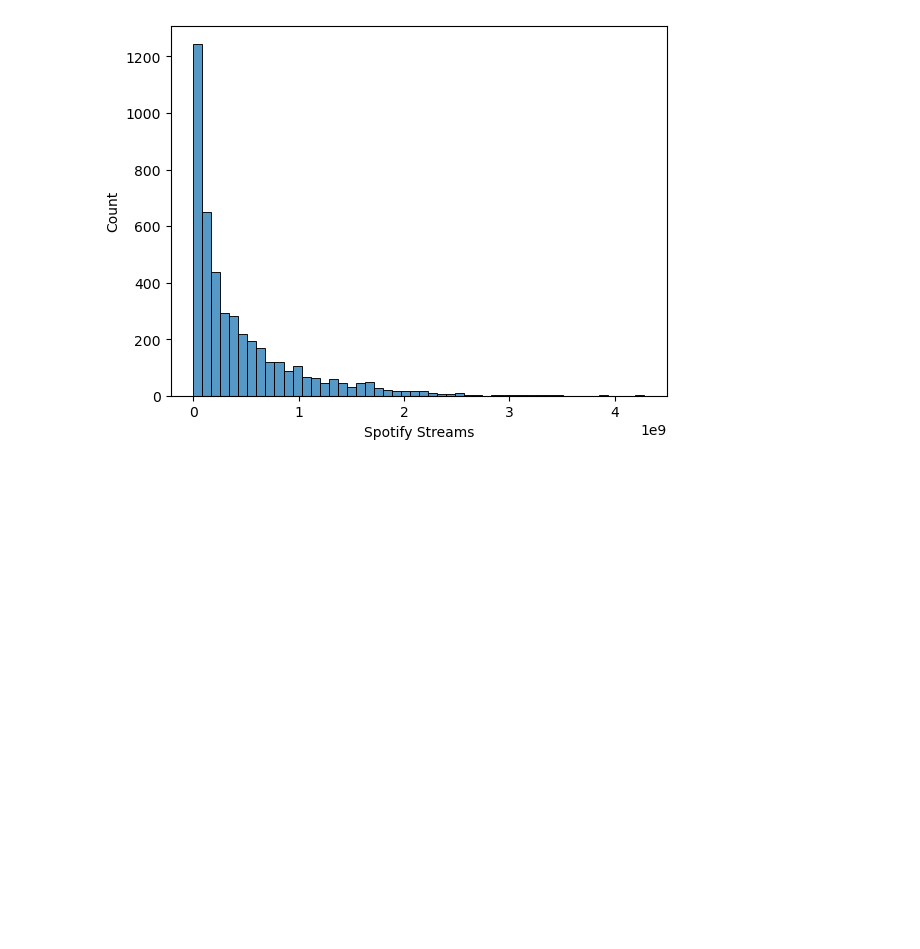
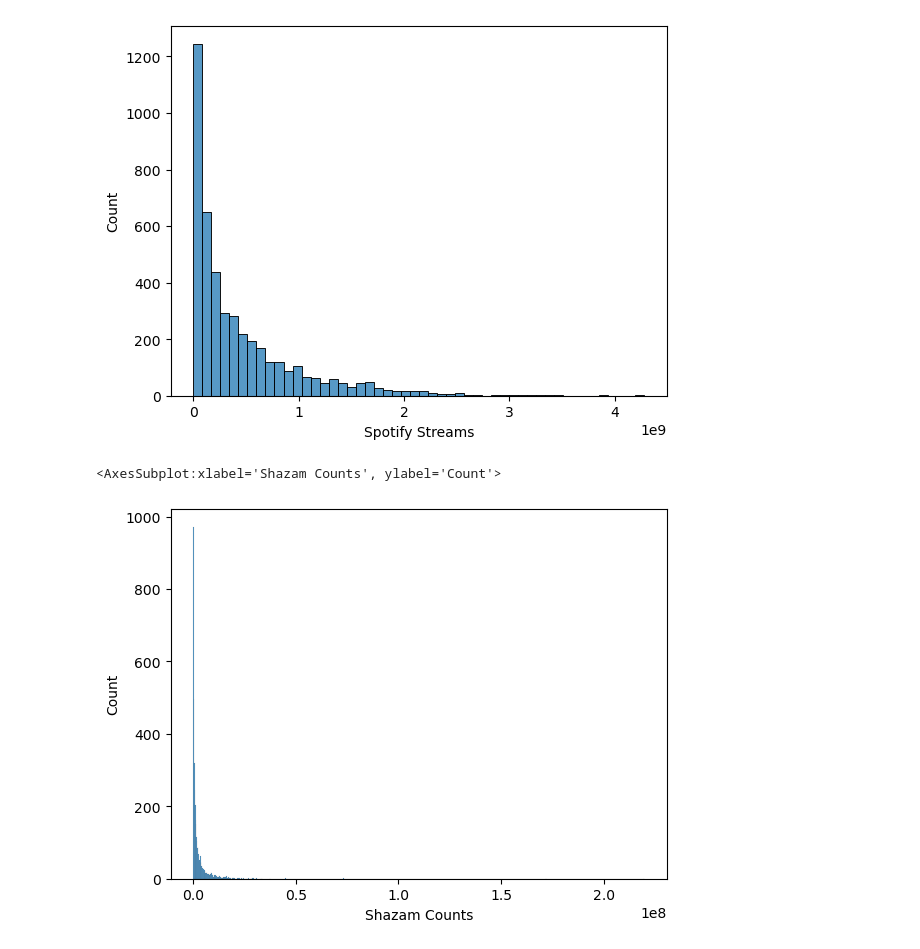
Before and after one commit to Google-Stein/CCIC-Artificial-Intelligence, a Jupyter notebook: Semester 1/Spotify/Spotify2024.ipynb, the cells around one changed output. Drawn from its saved outputs; the diff is of its cells as text; code cells hidden in the pictures; blank space fills up the shorter version.

```diff
--- a/Semester 1/Spotify/Spotify2024.ipynb
+++ b/Semester 1/Spotify/Spotify2024.ipynb
@@ -28,3 +28,7 @@ data["Spotify Streams"] = pd.to_numeric(data["Spotify Streams"], errors="coerce"
 type(data.loc[0]["Spotify Streams"])
 # %% [output]
 numpy.float64
+# %%
+data["Shazam Counts"] = data["Shazam Counts"].str.replace(',','')
+data["Shazam Counts"] = pd.to_numeric(data["Shazam Counts"], errors="coerce")
+type(data.loc[0]["Shazam Counts"])
@@ -175,3 +177,9 @@ sns.histplot(data=data, x="Spotify Streams", bins=50, kde=False)
 # %% [output]
 <AxesSubplot:xlabel='Spotify Streams', ylabel='Count'>
 [figure]
+# %%
+
+sns.histplot(data=data, x="Shazam Counts", bins=1000, kde=False)
+# %% [output]
+<AxesSubplot:xlabel='Shazam Counts', ylabel='Count'>
+[figure, added]
```
Also changed, not shown: parts of 5 cells of this notebook, 1 other file.
